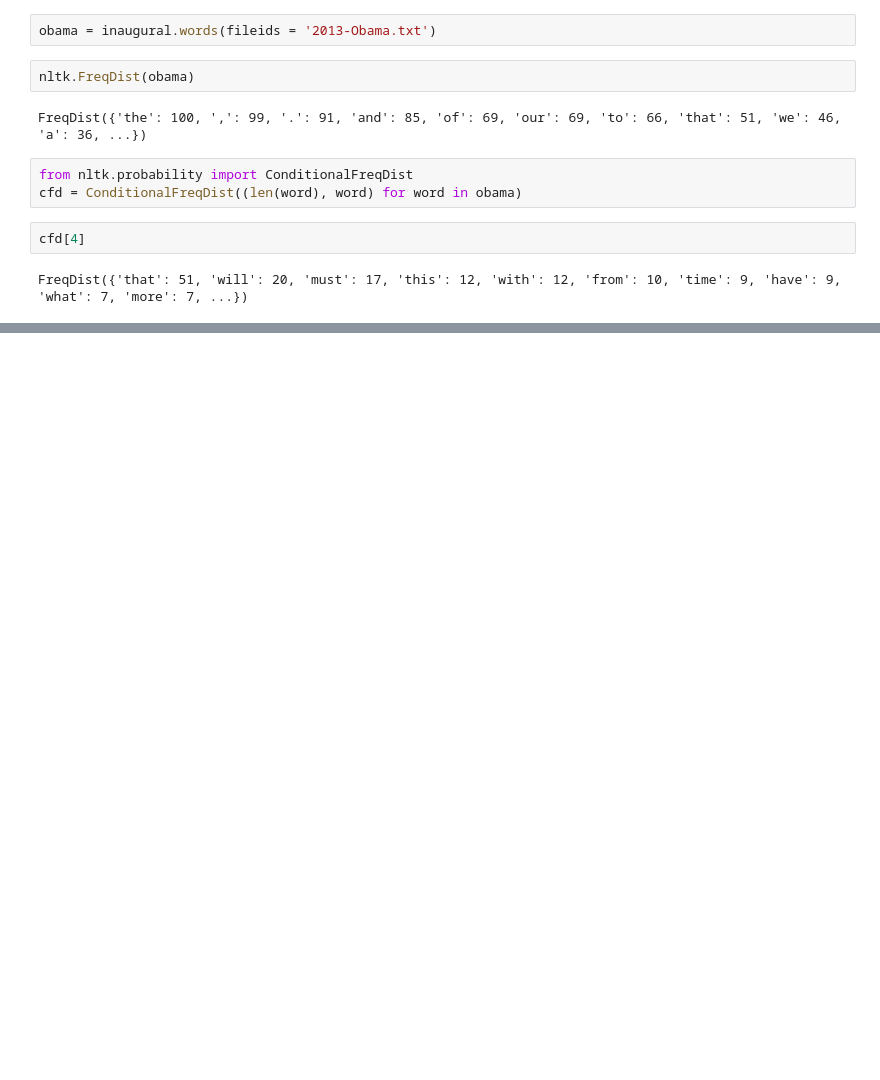
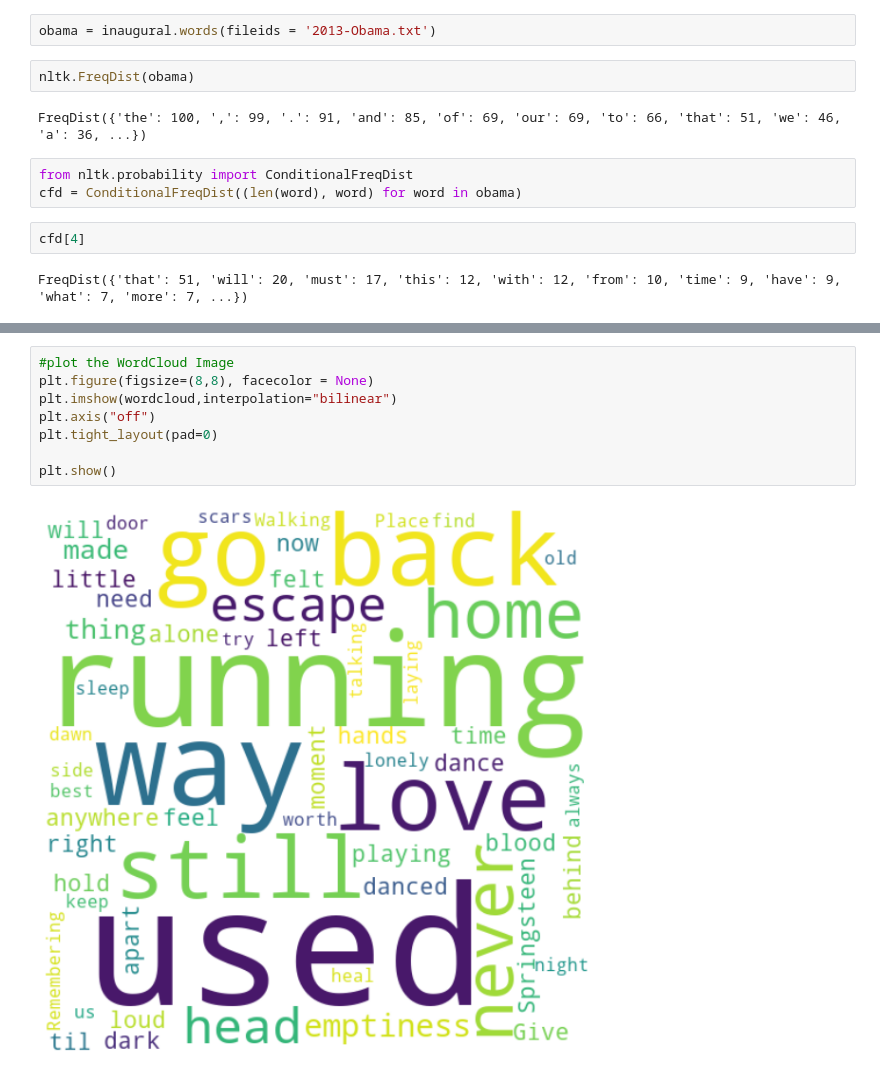
Before and after one commit to IshaanOhri/Natural-Language-Processing-Tasks, a Jupyter notebook: 17 July 2020/17 July 2020.ipynb, the cells around one changed output, grey strips where cells are left out. Drawn from its saved outputs; the diff is of its cells as text; blank space fills up the shorter version.

```diff
--- a/17 July 2020/17 July 2020.ipynb
+++ b/17 July 2020/17 July 2020.ipynb
@@ -57,0 +106,10 @@ FreqDist({'that': 51, 'will': 20, 'must': 17, 'this': 12, 'with': 12, 'from': 10
+# %%
+#plot the WordCloud Image
+plt.figure(figsize=(8,8), facecolor = None)
+plt.imshow(wordcloud,interpolation="bilinear")
+plt.axis("off")
+plt.tight_layout(pad=0)
+
+plt.show()
+# %% [output]
+[figure, added]
```
Also changed, not shown: parts of 1 cell of this notebook, 1 other file.
